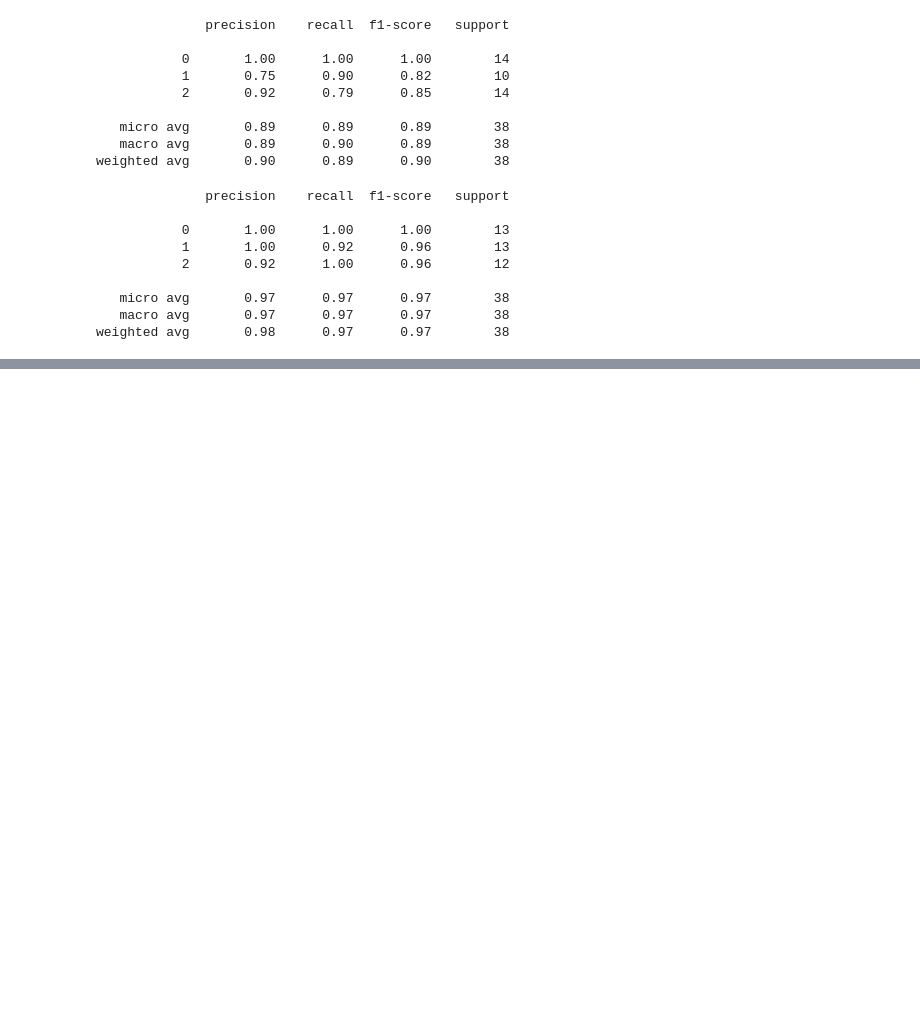
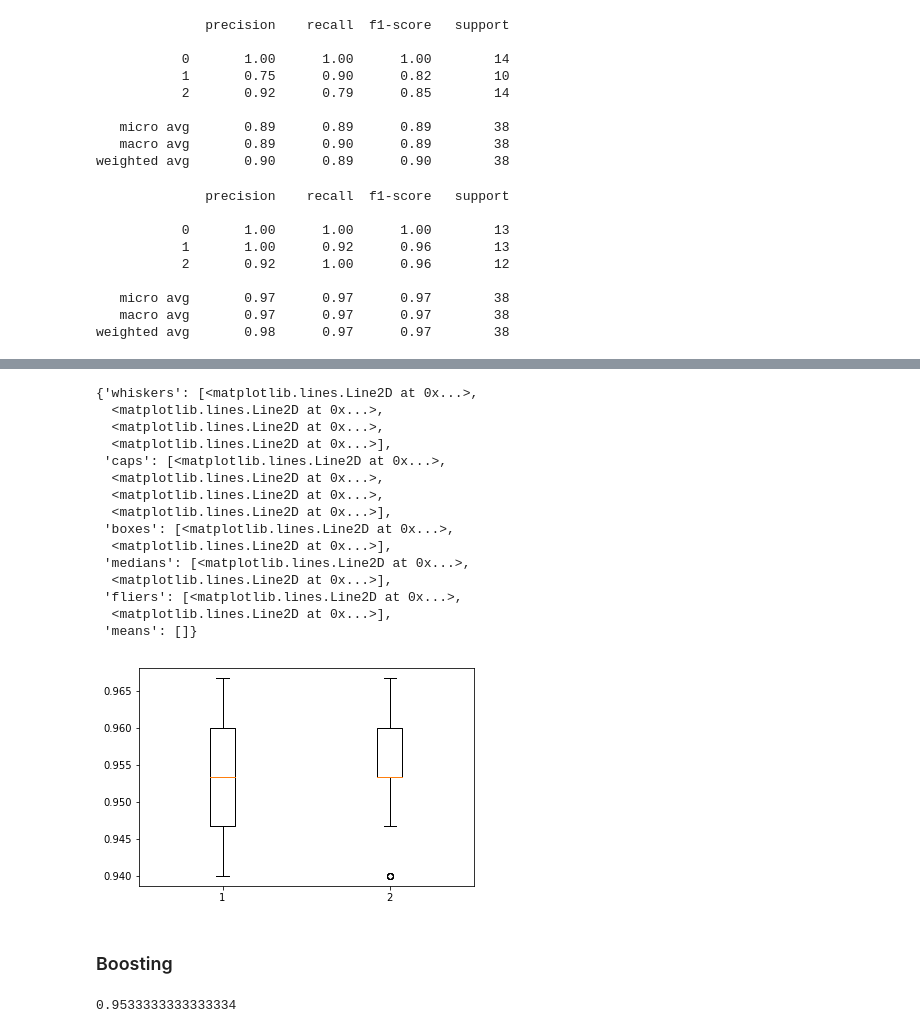
Before and after one commit to sally14/ensae-python-2019, a Jupyter notebook: TP3_boosting.ipynb, the cells around one changed output, grey strips where cells are left out. Drawn from its saved outputs; the diff is of its cells as text; code cells hidden in the pictures; blank space fills up the shorter version.

Commit message:
Added boosting

```diff
--- a/TP3_boosting.ipynb
+++ b/TP3_boosting.ipynb
@@ -139,0 +153,39 @@ print(r2_score(y_test2, rf1.predict(X_test2)))
+# %%
+def see_fluc(k):
+    fluctuation = []
+    for i in range(100):
+        fluctuation.append(cross_val_score(RandomForestClassifier(), X_iris, y_iris, cv=k).mean())
+    return fluctuation
+
+
+
+fluctuation1 = see_fluc(5)
+fluctuation2 = see_fluc(10)
+# %%
+plt.boxplot([fluctuation1, fluctuation2])
+# %% [output]
+{'whiskers': [<matplotlib.lines.Line2D at 0x...>,
+  <matplotlib.lines.Line2D at 0x...>,
+  <matplotlib.lines.Line2D at 0x...>,
+  <matplotlib.lines.Line2D at 0x...>],
+ 'caps': [<matplotlib.lines.Line2D at 0x...>,
+  <matplotlib.lines.Line2D at 0x...>,
+  <matplotlib.lines.Line2D at 0x...>,
+  <matplotlib.lines.Line2D at 0x...>],
+ 'boxes': [<matplotlib.lines.Line2D at 0x...>,
+  <matplotlib.lines.Line2D at 0x...>],
+ 'medians': [<matplotlib.lines.Line2D at 0x...>,
+  <matplotlib.lines.Line2D at 0x...>],
+ 'fliers': [<matplotlib.lines.Line2D at 0x...>,
+  <matplotlib.lines.Line2D at 0x...>],
+ 'means': []}
+[figure, added]
+# %% [markdown]
+### Boosting
+# %%
+from sklearn.ensemble import AdaBoostClassifier
+
+clf = AdaBoostClassifier() #DecisionTreeClassifier(max_depth=1)
+print(cross_val_score(clf, X_iris, y_iris, cv=10).mean())
+# %% [output]
+0.9533333333333334
```
Also changed, not shown: parts of 8 cells of this notebook.
